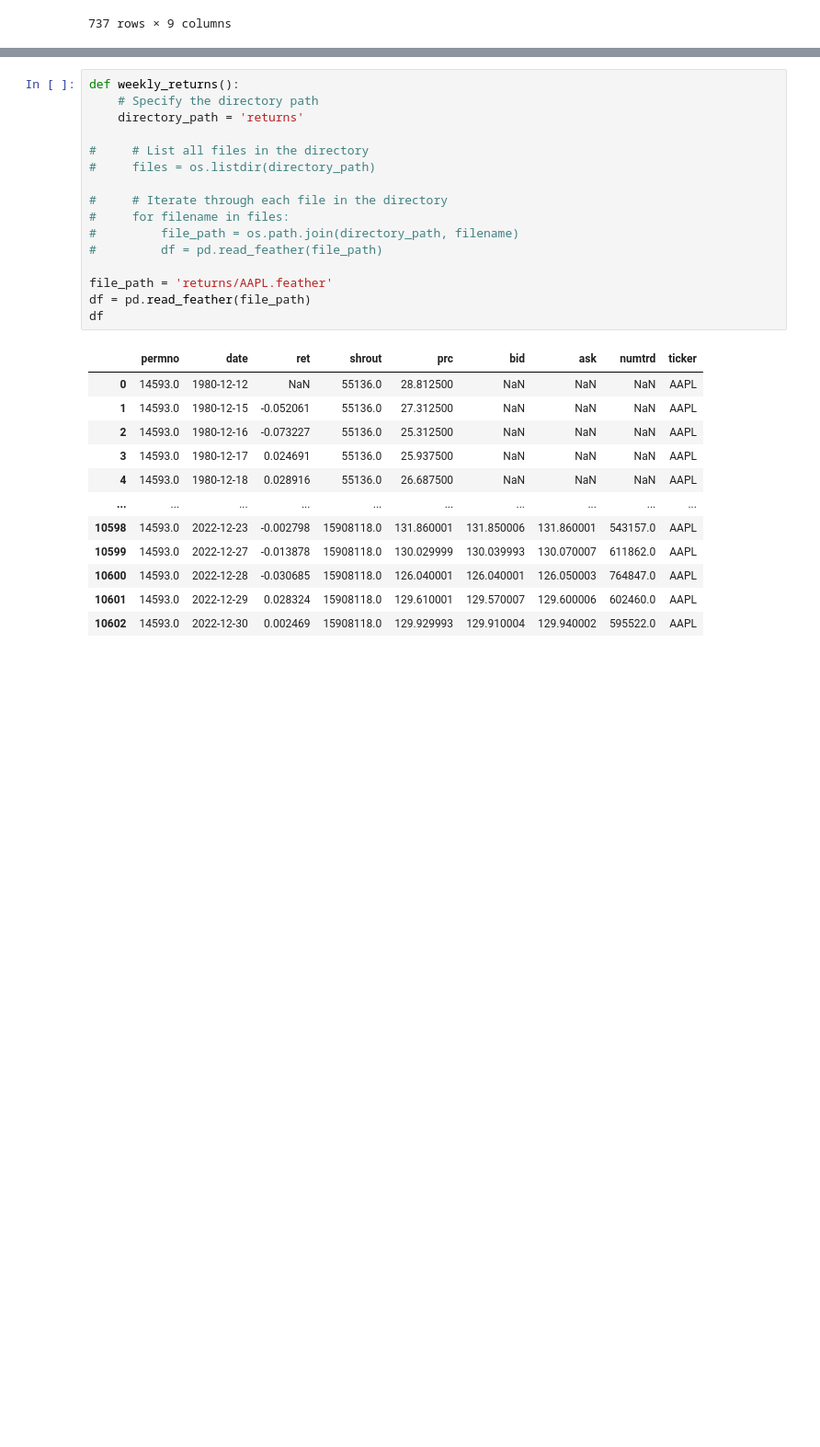
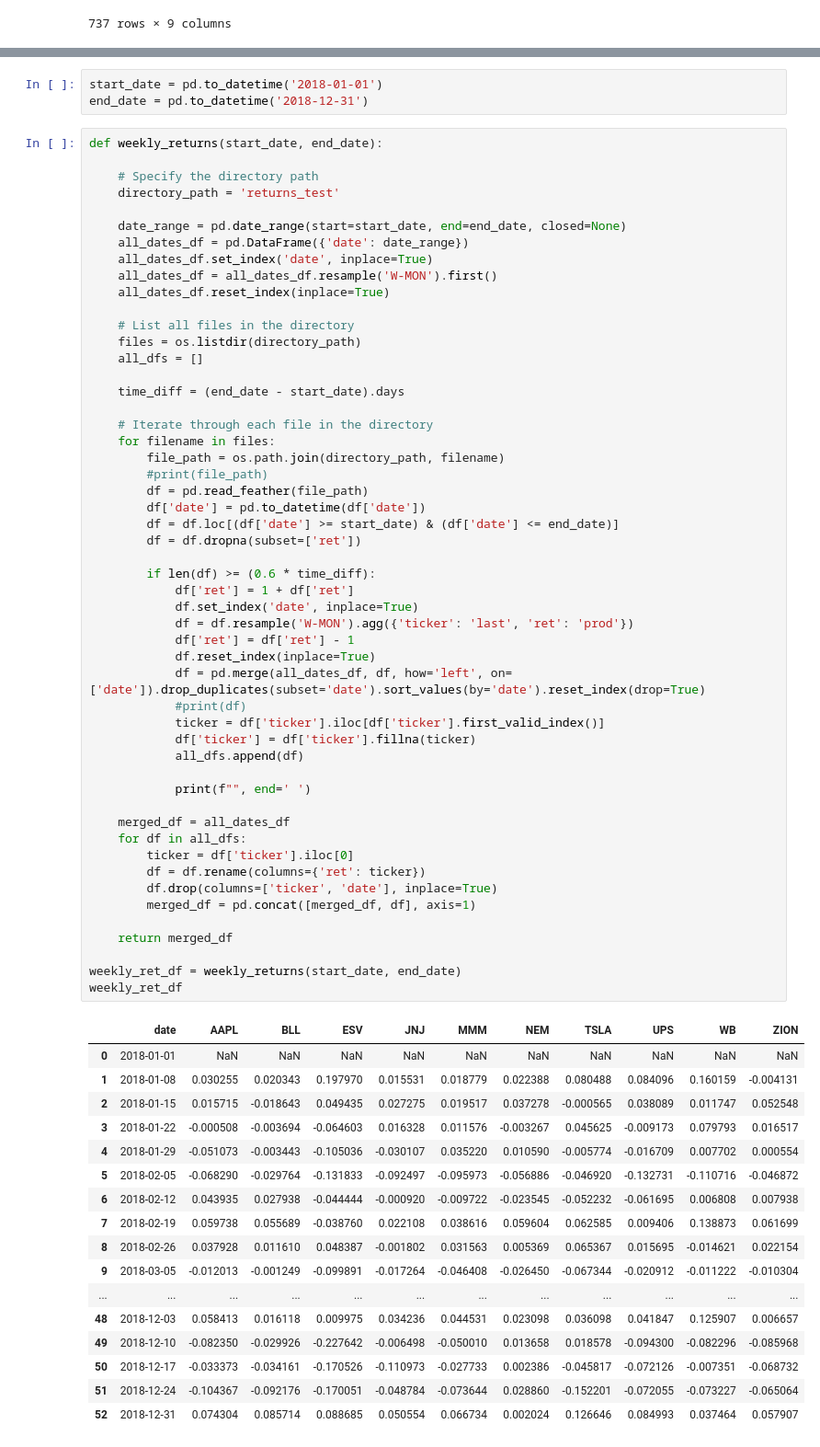
Before and after one commit to AkashRinge/Hierarchical-Risk-Parity, a Jupyter notebook: Portfolio_Construction_with_HRP.ipynb, the cells around one changed output, grey strips where cells are left out. Shown at 92% size. Cells and saved outputs as stored; diff of their text form; blank space fills up the shorter version.

Commit message:
Adding weekly returns logic

```diff
--- a/Portfolio_Construction_with_HRP.ipynb
+++ b/Portfolio_Construction_with_HRP.ipynb
@@ -526,29 +528,73 @@ clusters
+# %%
+start_date = pd.to_datetime('2018-01-01')
+end_date = pd.to_datetime('2018-12-31')
 # %%
-def weekly_returns():
+def weekly_returns(start_date, end_date):
+
     # Specify the directory path
-    directory_path = 'returns'
+    directory_path = 'returns_test'
 
-#     # List all files in the directory
-#     files = os.listdir(directory_path)
+    date_range = pd.date_range(start=start_date, end=end_date, closed=None)
+    all_dates_df = pd.DataFrame({'date': date_range})
+    all_dates_df.set_index('date', inplace=True)
+    all_dates_df = all_dates_df.resample('W-MON').first()
+    all_dates_df.reset_index(inplace=True)
 
-#     # Iterate through each file in the directory
-#     for filename in files:
-#         file_path = os.path.join(directory_path, filename)
-#         df = pd.read_feather(file_path)
+    # List all files in the directory
+    files = os.listdir(directory_path)
+    all_dfs = []
 
-file_path = 'returns/AAPL.feather'
-df = pd.read_feather(file_path)
-df
+    time_diff = (end_date - start_date).days
+
+    # Iterate through each file in the directory
+    for filename in files:
+        file_path = os.path.join(directory_path, filename)
+        #print(file_path)
+        df = pd.read_feather(file_path)
+        df['date'] = pd.to_datetime(df['date'])
+        df = df.loc[(df['date'] >= start_date) & (df['date'] <= end_date)]
+        df = df.dropna(subset=['ret'])
+
+        if len(df) >= (0.6 * time_diff):
+            df['ret'] = 1 + df['ret']
+            df.set_index('date', inplace=True)
+            df = df.resample('W-MON').agg({'ticker': 'last', 'ret': 'prod'})
+            df['ret'] = df['ret'] - 1
+            df.reset_index(inplace=True)
+            df = pd.merge(all_dates_df, df, how='left', on=['date']).drop_duplicates(subset='date').sort_values(by='date').reset_index(drop=True)
+            #print(df)
+            ticker = df['ticker'].iloc[df['ticker'].first_valid_index()]
+            df['ticker'] = df['ticker'].fillna(ticker)
+            all_dfs.append(df)
+
+            print(f"", end=' ')
+
+    merged_df = all_dates_df
+    for df in all_dfs:
+        ticker = df['ticker'].iloc[0]
+        df = df.rename(columns={'ret': ticker})
+        df.drop(columns=['ticker', 'date'], inplace=True)
+        merged_df = pd.concat([merged_df, df], axis=1)
+
+    return merged_df
+
+weekly_ret_df = weekly_returns(start_date, end_date)
+weekly_ret_df
 # %% [output]
-|  | permno | date | ret | shrout | prc | bid | ask | numtrd | ticker |
-| 0 | 14593.0 | 1980-12-12 | NaN | 55136.0 | 28.812500 | NaN | NaN | NaN | AAPL |
-| 1 | 14593.0 | 1980-12-15 | -0.052061 | 55136.0 | 27.312500 | NaN | NaN | NaN | AAPL |
-| 2 | 14593.0 | 1980-12-16 | -0.073227 | 55136.0 | 25.312500 | NaN | NaN | NaN | AAPL |
-| 3 | 14593.0 | 1980-12-17 | 0.024691 | 55136.0 | 25.937500 | NaN | NaN | NaN | AAPL |
-| 4 | 14593.0 | 1980-12-18 | 0.028916 | 55136.0 | 26.687500 | NaN | NaN | NaN | AAPL |
-| ... | ... | ... | ... | ... | ... | ... | ... | ... | ... |
-| 10598 | 14593.0 | 2022-12-23 | -0.002798 | 15908118.0 | 131.860001 | 131.850006 | 131.860001 | 543157.0 | AAPL |
-| 10599 | 14593.0 | 2022-12-27 | -0.013878 | 15908118.0 | 130.029999 | 130.039993 | 130.070007 | 611862.0 | AAPL |
-| 10600 | 14593.0 | 2022-12-28 | -0.030685 | 15908118.0 | 126.040001 | 126.040001 | 126.050003 | 764847.0 | AAPL |
-| 10601 | 14593.0 | 2022-12-29 | 0.028324 | 15908118.0 | 129.610001 | 129.570007 | 129.600006 | 602460.0 | AAPL |
-| 10602 | 14593.0 | 2022-12-30 | 0.002469 | 15908118.0 | 129.929993 | 129.910004 | 129.940002 | 595522.0 | AAPL |
+|  | date | AAPL | BLL | ESV | JNJ | MMM | NEM | TSLA | UPS | WB | ZION |
+| 0 | 2018-01-01 | NaN | NaN | NaN | NaN | NaN | NaN | NaN | NaN | NaN | NaN |
+| 1 | 2018-01-08 | 0.030255 | 0.020343 | 0.197970 | 0.015531 | 0.018779 | 0.022388 | 0.080488 | 0.084096 | 0.160159 | -0.004131 |
+| 2 | 2018-01-15 | 0.015715 | -0.018643 | 0.049435 | 0.027275 | 0.019517 | 0.037278 | -0.000565 | 0.038089 | 0.011747 | 0.052548 |
+| 3 | 2018-01-22 | -0.000508 | -0.003694 | -0.064603 | 0.016328 | 0.011576 | -0.003267 | 0.045625 | -0.009173 | 0.079793 | 0.016517 |
+| 4 | 2018-01-29 | -0.051073 | -0.003443 | -0.105036 | -0.030107 | 0.035220 | 0.010590 | -0.005774 | -0.016709 | 0.007702 | 0.000554 |
+| 5 | 2018-02-05 | -0.068290 | -0.029764 | -0.131833 | -0.092497 | -0.095973 | -0.056886 | -0.046920 | -0.132731 | -0.110716 | -0.046872 |
+| 6 | 2018-02-12 | 0.043935 | 0.027938 | -0.044444 | -0.000920 | -0.009722 | -0.023545 | -0.052232 | -0.061695 | 0.006808 | 0.007938 |
+| 7 | 2018-02-19 | 0.059738 | 0.055689 | -0.038760 | 0.022108 | 0.038616 | 0.059604 | 0.062585 | 0.009406 | 0.138873 | 0.061699 |
+| 8 | 2018-02-26 | 0.037928 | 0.011610 | 0.048387 | -0.001802 | 0.031563 | 0.005369 | 0.065367 | 0.015695 | -0.014621 | 0.022154 |
+| 9 | 2018-03-05 | -0.012013 | -0.001249 | -0.099891 | -0.017264 | -0.046408 | -0.026450 | -0.067344 | -0.020912 | -0.011222 | -0.010304 |
+| ... | ... | ... | ... | ... | ... | ... | ... | ... | ... | ... | ... |
+| 48 | 2018-12-03 | 0.058413 | 0.016118 | 0.009975 | 0.034236 | 0.044531 | 0.023098 | 0.036098 | 0.041847 | 0.125907 | 0.006657 |
+| 49 | 2018-12-10 | -0.082350 | -0.029926 | -0.227642 | -0.006498 | -0.050010 | 0.013658 | 0.018578 | -0.094300 | -0.082296 | -0.085968 |
+| 50 | 2018-12-17 | -0.033373 | -0.034161 | -0.170526 | -0.110973 | -0.027733 | 0.002386 | -0.045817 | -0.072126 | -0.007351 | -0.068732 |
+| 51 | 2018-12-24 | -0.104367 | -0.092176 | -0.170051 | -0.048784 | -0.073644 | 0.028860 | -0.152201 | -0.072055 | -0.073227 | -0.065064 |
+| 52 | 2018-12-31 | 0.074304 | 0.085714 | 0.088685 | 0.050554 | 0.066734 | 0.002024 | 0.126646 | 0.084993 | 0.037464 | 0.057907 |
```
Also changed, not shown: parts of 4 cells of this notebook.
